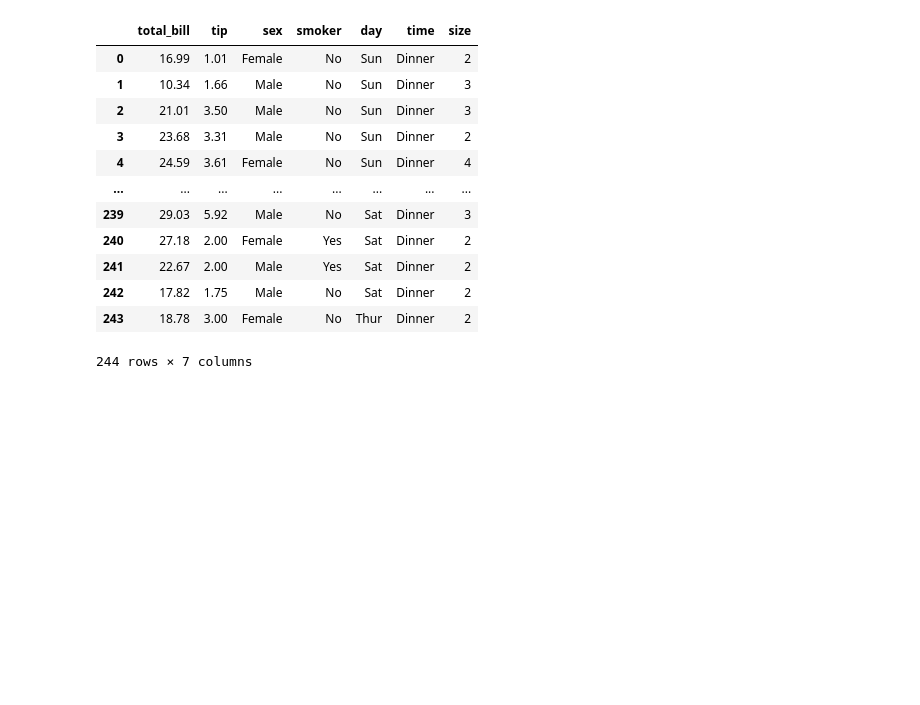
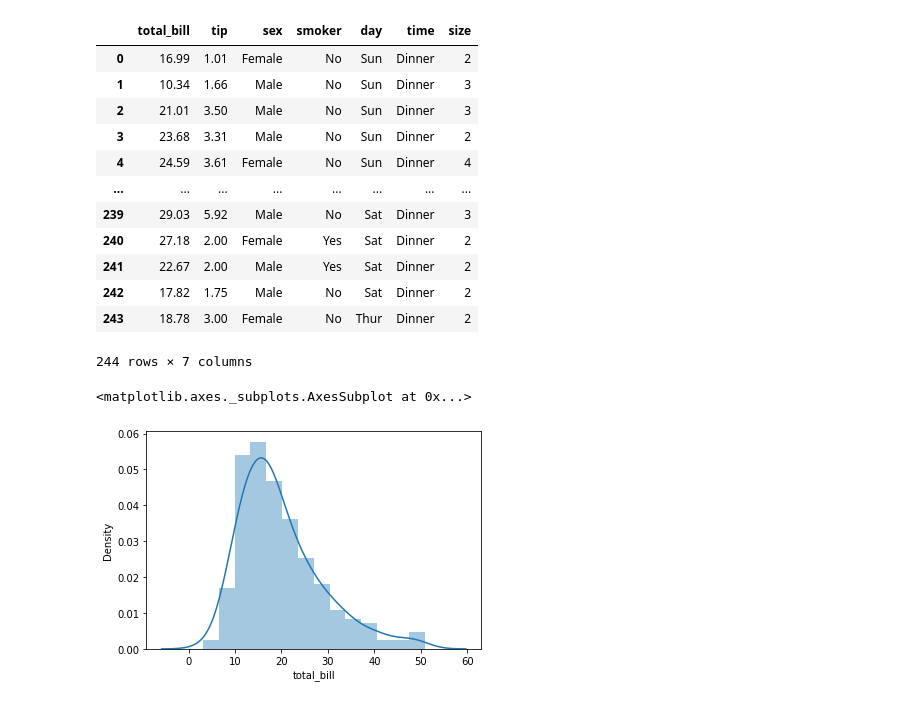
Before and after one commit to alexapruiz/Projetos, a Jupyter notebook: Seaborn.ipynb, the cells around one changed output. Drawn from its saved outputs; the diff is of its cells as text; code cells hidden in the pictures; blank space fills up the shorter version.

```diff
--- a/Seaborn.ipynb
+++ b/Seaborn.ipynb
@@ -22,3 +23,8 @@ tips
 | 242 | 17.82 | 1.75 | Male | No | Sat | Dinner | 2 |
 | 243 | 18.78 | 3.00 | Female | No | Thur | Dinner | 2 |
 244 rows × 7 columns
+# %%
+sns.distplot(tips['total_bill'])
+# %% [output]
+<matplotlib.axes._subplots.AxesSubplot at 0x...>
+[figure, added]
```
Also changed, not shown: parts of 23 cells of this notebook.
